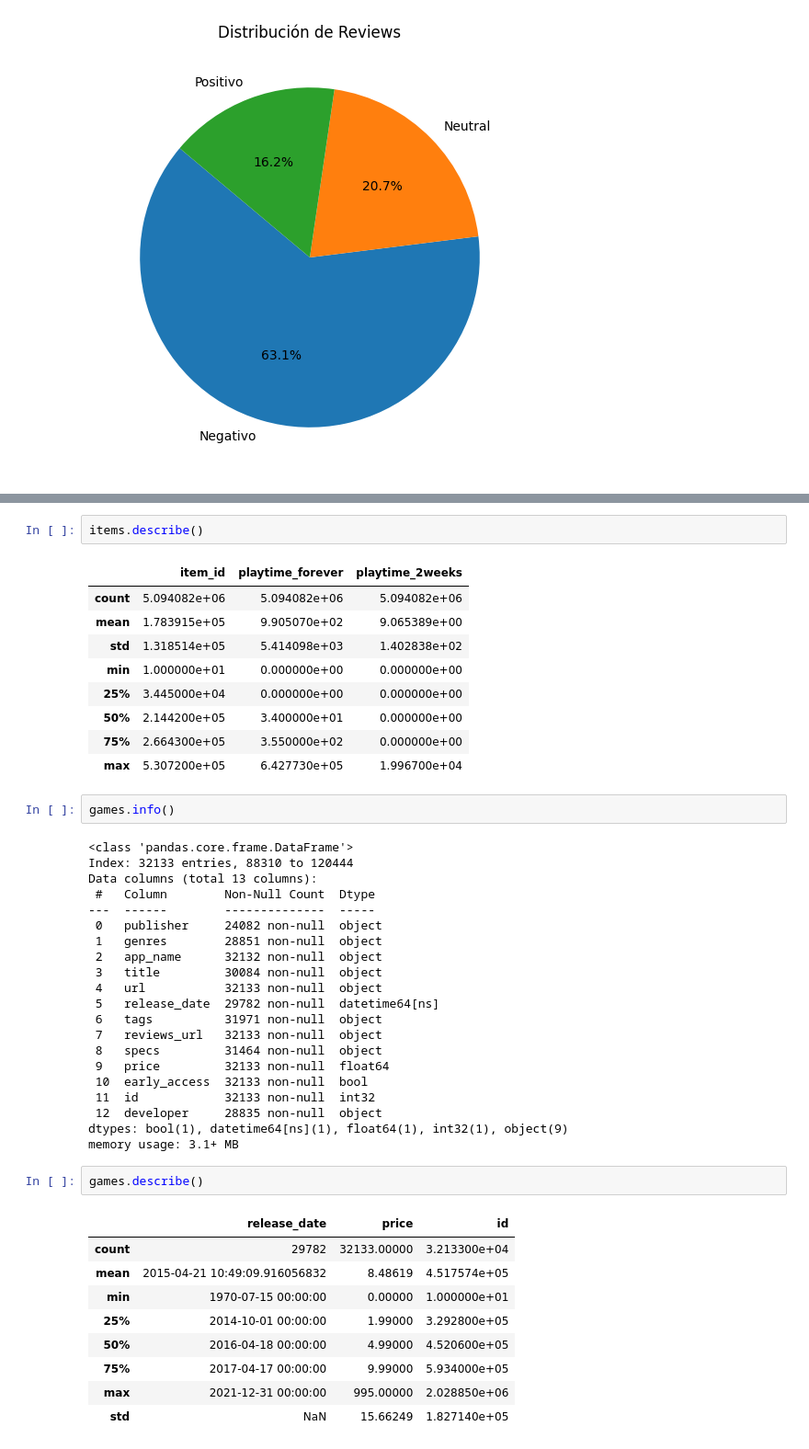
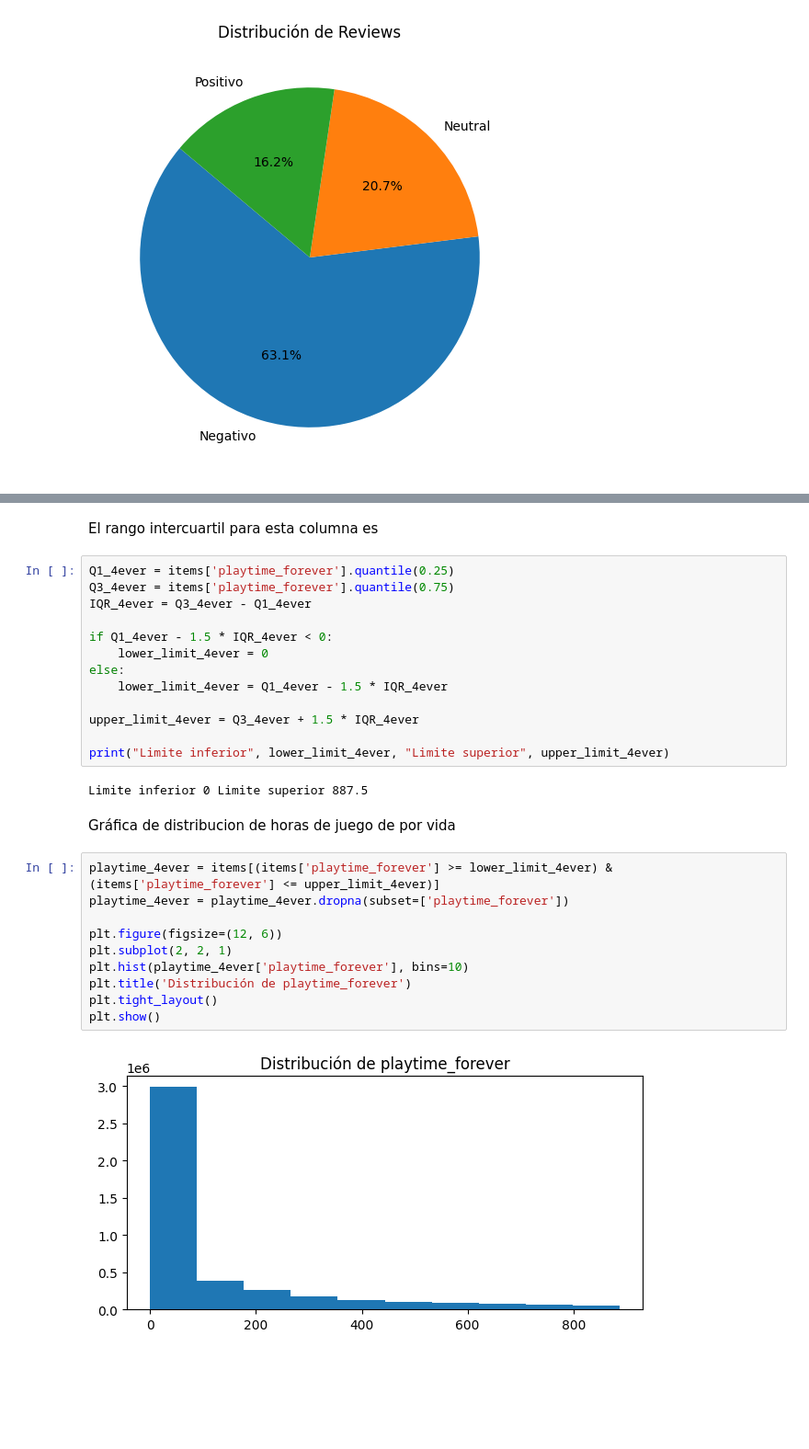
Before and after one commit to abgc757/MLOP_01, a Jupyter notebook: notebooks/EDA.ipynb, the cells around one changed output, grey strips where cells are left out. Shown: that part at 92% size. Cells and saved outputs as stored; diff of their text form; blank space fills up the shorter version.

```diff
--- a/notebooks/EDA.ipynb
+++ b/notebooks/EDA.ipynb
@@ -117,47 +79,31 @@ memory usage: 213.8+ MB
-# %%
-items.describe()
-# %% [output]
-|  | item_id | playtime_forever | playtime_2weeks |
-| count | 5.094082e+06 | 5.094082e+06 | 5.094082e+06 |
-| mean | 1.783915e+05 | 9.905070e+02 | 9.065389e+00 |
-| std | 1.318514e+05 | 5.414098e+03 | 1.402838e+02 |
-| min | 1.000000e+01 | 0.000000e+00 | 0.000000e+00 |
-| 25% | 3.445000e+04 | 0.000000e+00 | 0.000000e+00 |
-| 50% | 2.144200e+05 | 3.400000e+01 | 0.000000e+00 |
-| 75% | 2.664300e+05 | 3.550000e+02 | 0.000000e+00 |
-| max | 5.307200e+05 | 6.427730e+05 | 1.996700e+04 |
-# %%
-games.info()
-# %% [output]
-<class 'pandas.core.frame.DataFrame'>
-Index: 32133 entries, 88310 to 120444
-Data columns (total 13 columns):
- #   Column        Non-Null Count  Dtype
----  ------        --------------  -----
- 0   publisher     24082 non-null  object
- 1   genres        28851 non-null  object
- 2   app_name      32132 non-null  object
- 3   title         30084 non-null  object
- 4   url           32133 non-null  object
- 5   release_date  29782 non-null  datetime64[ns]
- 6   tags          31971 non-null  object
- 7   reviews_url   32133 non-null  object
- 8   specs         31464 non-null  object
- 9   price         32133 non-null  float64
- 10  early_access  32133 non-null  bool
- 11  id            32133 non-null  int32
- 12  developer     28835 non-null  object
-dtypes: bool(1), datetime64[ns](1), float64(1), int32(1), object(9)
-memory usage: 3.1+ MB
-# %%
-games.describe()
-# %% [output]
-|  | release_date | price | id |
-| count | 29782 | 32133.00000 | 3.213300e+04 |
-| mean | 2015-04-21 10:49:09.916056832 | 8.48619 | 4.517574e+05 |
-| min | 1970-07-15 00:00:00 | 0.00000 | 1.000000e+01 |
-| 25% | 2014-10-01 00:00:00 | 1.99000 | 3.292800e+05 |
-| 50% | 2016-04-18 00:00:00 | 4.99000 | 4.520600e+05 |
-| 75% | 2017-04-17 00:00:00 | 9.99000 | 5.934000e+05 |
-| max | 2021-12-31 00:00:00 | 995.00000 | 2.028850e+06 |
-| std | NaN | 15.66249 | 1.827140e+05 |
+# %% [markdown]
+El rango intercuartil para esta columna es
+# %%
+Q1_4ever = items['playtime_forever'].quantile(0.25)
+Q3_4ever = items['playtime_forever'].quantile(0.75)
+IQR_4ever = Q3_4ever - Q1_4ever
+
+if Q1_4ever - 1.5 * IQR_4ever < 0:
+    lower_limit_4ever = 0
+else:
+    lower_limit_4ever = Q1_4ever - 1.5 * IQR_4ever
+
+upper_limit_4ever = Q3_4ever + 1.5 * IQR_4ever
+
+print("Limite inferior", lower_limit_4ever, "Limite superior", upper_limit_4ever)
+# %% [output]
+Limite inferior 0 Limite superior 887.5
+# %% [markdown]
+Gráfica de distribucion de horas de juego de por vida
+# %%
+playtime_4ever = items[(items['playtime_forever'] >= lower_limit_4ever) & (items['playtime_forever'] <= upper_limit_4ever)]
+playtime_4ever = playtime_4ever.dropna(subset=['playtime_forever'])
+
+plt.figure(figsize=(12, 6))
+plt.subplot(2, 2, 1)
+plt.hist(playtime_4ever['playtime_forever'], bins=10)
+plt.title('Distribución de playtime_forever')
+plt.tight_layout()
+plt.show()
+# %% [output]
+[figure, added]
```
Also changed, not shown: parts of 14 cells of this notebook, 3 other files.
